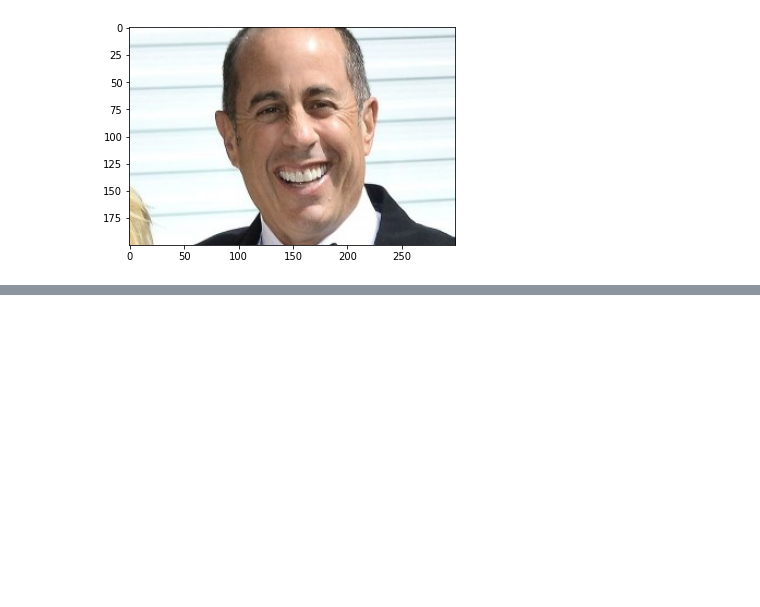
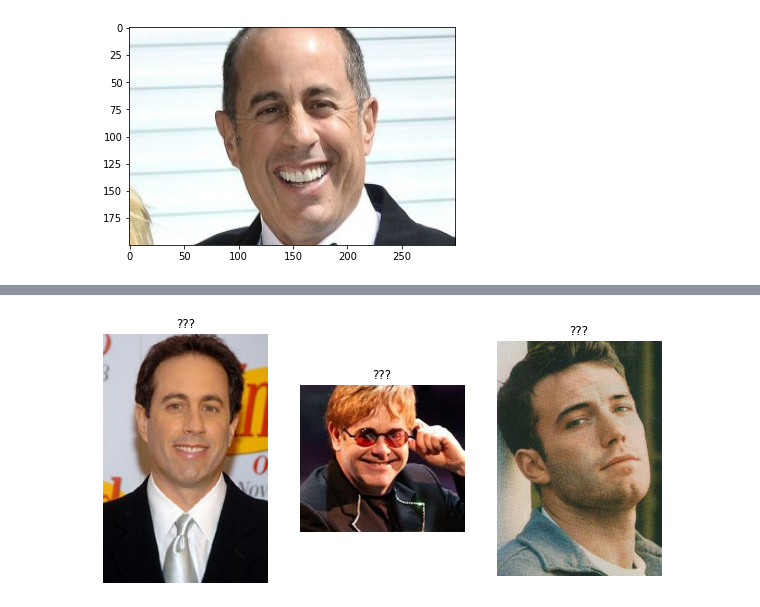
Before and after one commit to Coyote-Schmoyote/face-detection-dlib, a Jupyter notebook: face_detection_project.ipynb, the cells around one changed output, grey strips where cells are left out. Saved outputs shown, nothing was run; the diff lists cells and outputs as text; code cells hidden in the pictures; blank space fills up the shorter version.

```diff
--- a/face_detection_project.ipynb
+++ b/face_detection_project.ipynb
@@ -355,0 +454,31 @@ detect_landmarks(img6)
+# %%
+#load unknown pictures
+img_jerry_path = "/content/drive/MyDrive/ml-projects/5-celeb-faces/train/jerry_seinfeld/8.jpg"
+img_elton_path = "/content/drive/MyDrive/ml-projects/5-celeb-faces/train/elton_john/2.jpg"
+img_ben_path = "/content/drive/MyDrive/ml-projects/5-celeb-faces/train/ben_afflek/1.jpg"
+
+#jerry
+img_jerry = dlib.load_rgb_image(img_jerry_path)
+img_jerry_bgr = cv2.cvtColor(img_jerry, cv2.COLOR_RGB2BGR)
+
+#elton
+img_elton = dlib.load_rgb_image(img_elton_path)
+img_elton_bgr = cv2.cvtColor(img_elton, cv2.COLOR_RGB2BGR)
+
+#ben
+img_ben = dlib.load_rgb_image(img_ben_path)
+img_ben_bgr = cv2.cvtColor(img_ben, cv2.COLOR_RGB2BGR)
+
+#display the images
+fig, (ax1, ax2, ax3) = plt.subplots(1, 3, figsize=(10, 5))
+ax1.imshow(img_jerry)
+ax1.set_title("???")
+ax1.axis("off")
+ax2.imshow(img_elton)
+ax2.set_title("???")
+ax2.axis("off")
+ax3.imshow(img_ben)
+ax3.set_title("???")
+ax3.axis("off");
+# %% [output]
+[figure, added]
```
Also changed, not shown: parts of 47 cells of this notebook.
